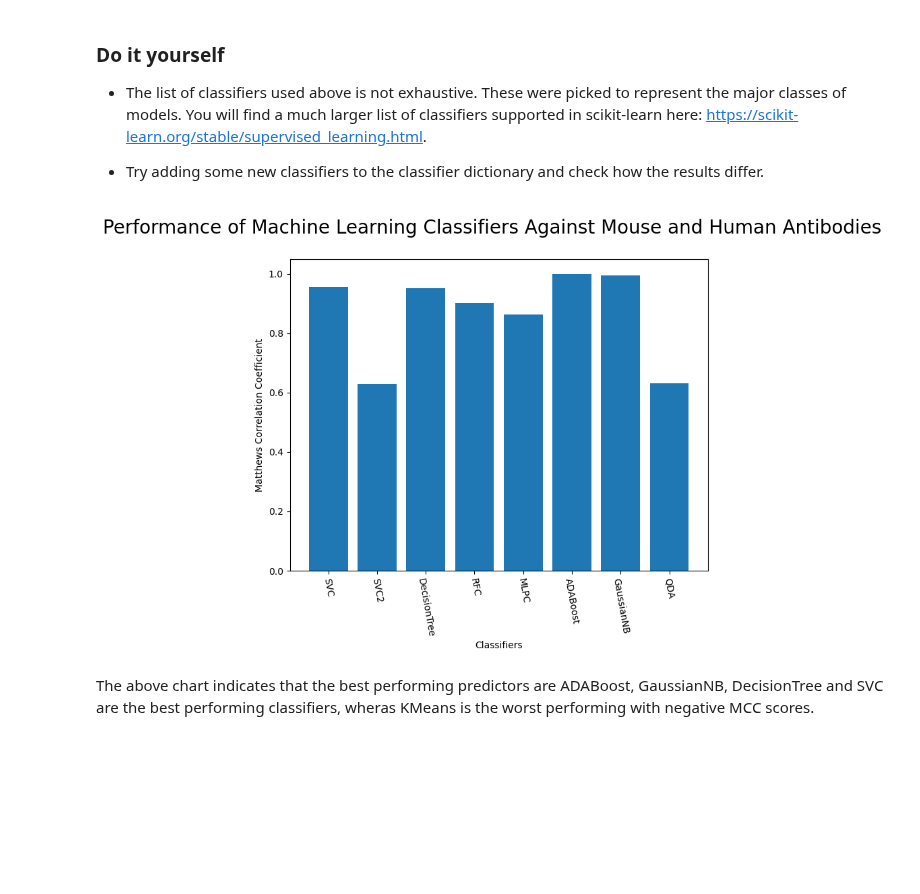
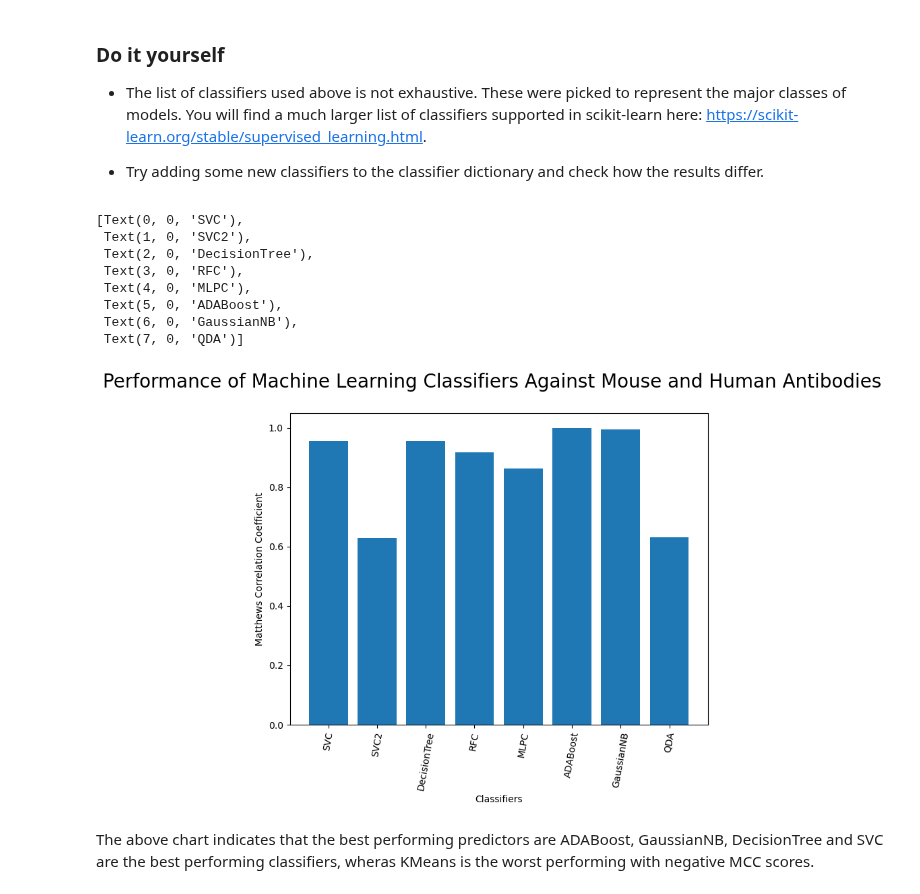
Before and after one commit to AdamTest24/Antibody_Materials, a Jupyter notebook: GB_AL_Comments/Machine_Learning_Part1_GB.ipynb, the cells around one changed output. Cells and saved outputs as stored; diff of their text form; code cells hidden in the pictures; blank space fills up the shorter version.

```diff
--- a/GB_AL_Comments/Machine_Learning_Part1_GB.ipynb
+++ b/GB_AL_Comments/Machine_Learning_Part1_GB.ipynb
@@ -532,6 +450,9 @@ So from this experiment, we can conclude that there are many similarities betwee
 Here we input our fasta sequences and split the entries into VH and VL sequences. We will then run each set of sequences into the One Hot Encoding. The Encodings for each kind of residue has been saved in the OneHotEncoding dictionary. There are 4000 records in the fasta file representing 2000 paired antibodies. 1000 of these are human and 1000 are mouse.
 # %%
 def Get_OHE_Encoded_Sequences(fasta):
+    ##Read all VH and VL sequences in the input FASTA file and encode them using One Hot Encoding##
+
+    #Read sequences from FASTA file and save them as lists of VH and VL sequences##
     VH_sequences = []
     VL_sequences = []
     OneHotEncoding = {"A": [1, 0, 0, 0, 0, 0, 0, 0, 0, 0, 0, 0, 0, 0, 0, 0, 0, 0, 0, 0, 0], "C": [0, 1, 0, 0, 0, 0, 0, 0, 0, 0, 0, 0, 0, 0, 0, 0, 0, 0, 0, 0, 0], "D": [0, 0, 1, 0, 0, 0, 0, 0, 0, 0, 0, 0, 0, 0, 0, 0, 0, 0, 0, 0, 0], "E": [0, 0, 0, 1, 0, 0, 0, 0, 0, 0, 0, 0, 0, 0, 0, 0, 0, 0, 0, 0, 0], "F": [0, 0, 0, 0, 1, 0, 0, 0, 0, 0, 0, 0, 0, 0, 0, 0, 0, 0, 0, 0, 0], "G": [0, 0, 0, 0, 0, 1, 0, 0, 0, 0, 0, 0, 0, 0, 0, 0, 0, 0, 0, 0, 0], "H": [0, 0, 0, 0, 0, 0, 1, 0, 0, 0, 0, 0, 0, 0, 0, 0, 0, 0, 0, 0, 0], "I": [0, 0, 0, 0, 0, 0, 0, 1, 0, 0, 0, 0, 0, 0, 0, 0, 0, 0, 0, 0, 0], "K": [0, 0, 0, 0, 0, 0, 0, 0, 1, 0, 0, 0, 0, 0, 0, 0, 0, 0, 0, 0, 0], "L": [0, 0, 0, 0, 0, 0, 0, 0, 0, 1, 0, 0, 0, 0, 0, 0, 0, 0, 0, 0, 0], "M": [0, 0, 0, 0, 0, 0, 0, 0, 0, 0, 1, 0, 0, 0, 0, 0, 0, 0, 0, 0, 0], "N": [0, 0, 0, 0, 0, 0, 0, 0, 0, 0, 0, 1, 0, 0, 0, 0, 0, 0, 0, 0, 0], "P": [0, 0, 0, 0, 0, 0, 0, 0, 0, 0, 0, 0, 1, 0, 0, 0, 0, 0, 0, 0, 0], "Q": [0, 0, 0, 0, 0, 0, 0, 0, 0, 0, 0, 0, 0, 1, 0, 0, 0, 0, 0, 0, 0], "R": [0, 0, 0, 0, 0, 0, 0, 0, 0, 0, 0, 0, 0, 0, 1, 0, 0, 0, 0, 0, 0], "S": [0, 0, 0, 0, 0, 0, 0, 0, 0, 0, 0, 0, 0, 0, 0, 1, 0, 0, 0, 0, 0], "T": [0, 0, 0, 0, 0, 0, 0, 0, 0, 0, 0, 0, 0, 0, 0, 0, 1, 0, 0, 0, 0], "V": [0, 0, 0, 0, 0, 0, 0, 0, 0, 0, 0, 0, 0, 0, 0, 0, 0, 1, 0, 0, 0], "W": [0, 0, 0, 0, 0, 0, 0, 0, 0, 0, 0, 0, 0, 0, 0, 0, 0, 0, 1, 0, 0], "Y": [0, 0, 0, 0, 0, 0, 0, 0, 0, 0, 0, 0, 0, 0, 0, 0, 0, 0, 0, 1, 0], "X": [0, 0, 0, 0, 0, 0, 0, 0, 0, 0, 0, 0, 0, 0, 0, 0, 0, 0, 0, 0, 1]}
@@ -542,7 +463,7 @@ def Get_OHE_Encoded_Sequences(fasta):
         elif re.search("_VL",str(i.id)):
             VL_sequences.append(i.seq)
 
-
+   #Encode sequences using One Hot Encoding##
     if len(VH_sequences) == len(VL_sequences):
         VH_encodings = []
         VL_encodings = []
@@ -556,21 +477,23 @@ def Get_OHE_Encoded_Sequences(fasta):
             for res in VL_sequences[i]:
                 VL_OHE = VL_OHE + OneHotEncoding[res]
             VL_encodings.append(VL_OHE)
+
+    #Pad sequences to the length of the longest sequence##
     VH_dataframe = pd.DataFrame(VH_encodings)
     VL_dataframe = pd.DataFrame(VL_encodings)
     VH_labels = []
-    VH_labels_list = repeat_list_to_length(list(OneHotEncoding.keys()),VH_dataframe.shape[1])
+    VH_labels_list = repeat_sequence_to_length(list(OneHotEncoding.keys()),VH_dataframe.shape[1])
     for i in range(len(VH_labels_list)):
         position = round((i+1)/21)
-        VH_labels.append("VH_position_"+str(position)+"_residue"+str(VH_labels_list[i]))
+        VH_labels.append("VH_position_"+str(position)+"_residue_"+str(VH_labels_list[i]))
     VL_labels = []
-    VL_labels_list = repeat_list_to_length(list(OneHotEncoding.keys()),VL_dataframe.shape[1])
+    VL_labels_list = repeat_sequence_to_length(list(OneHotEncoding.keys()),VL_dataframe.shape[1])
     for i in range(len(VL_labels_list)):
         position = round((i+1)/21)
-        VL_labels.append("VL_position_"+str(position)+"_residue"+str(VL_labels_list[i]))
+        VL_labels.append("VL_position_"+str(position)+"_residue_"+str(VL_labels_list[i]))
 
 
-    # Now we join these two dataframes together so that each sample now has information about its VH and VL sequence.
+    #Join VH and VL dataframes together so that each sample now has information about its VH and VL sequence#
     VH_dataframe.columns = VH_labels
     VL_dataframe.columns = VL_labels
     joined_dataframe_VH_VL =  VH_dataframe.join(VL_dataframe)
@@ -644,29 +584,28 @@ To evaluate the performance of classifiers, we will use the raw accuracy of the
 
 $MCC = \frac{(TP * TN - FP * FN)}{ \sqrt{(TP + FP) * (TP + FN) * (TN + FP) * (TN + FN)}}$
 # %%
-##Loop through each classifier, fit training data and evaluate model. Plot results as confusion matrix##
+##Loop through each classifier, fit training data and evaluate model. Plot results as a set of confusion matrix##
 class_labels = ["0","1"]
 no_classifiers = len(classifiers)
-
 OHE_scores = []
-
 confusion_matrices = []
 
 
 import seaborn as sns
+#Fit models against training data and evaluate against test data#
 for i in range(len(list(classifiers.keys()))):
     clf        = classifiers.get(list(classifiers.keys())[i])
     clf.fit(X_train,y_train)
     y_predict = clf.predict(X_test)
     scoring_acc = accuracy_score(y_test, y_predict)
     scoring    = matthews_corrcoef(y_test, y_predict)
-    scores.append(scoring)
+    OHE_scores.append(scoring)
     cf_matrix = metrics.confusion_matrix(y_test, y_predict)
     confusion_matrices.append(cf_matrix)
 
 fig, axes = plt.subplots(2, 4, figsize=(16, 8))
 
-# Plot confusion matrices
+# Plot confusion matrices as 2 x 4 grid of figures
 for i, ax in enumerate(axes.flat):
     ax.imshow(confusion_matrices[i], cmap='summer')
     ax.set_title(list(classifiers.keys())[i])
@@ -678,9 +617,8 @@ for i, ax in enumerate(axes.flat):
     ax.set_xticklabels(class_labels)
     ax.set_yticklabels(class_labels)
 
-    # Rotate x-axis labels for better readability
 
-        # Annotate numerical values
+    # Annotate numerical values
     for j in range(confusion_matrices[i].shape[0]):
         for k in range(confusion_matrices[i].shape[1]):
             ax.text(k, j, f'{confusion_matrices[i][j, k]:.2f}', ha='center', va='center', color='black')
@@ -691,5 +629,4 @@ plt.tight_layout()
 
 # Show the plot
 plt.show()
-print('Complete')
 # %% [output]
@@ -816,27 +748,36 @@ classifiers = {
     'QDA':QuadraticDiscriminantAnalysis(),
 }
 # %%
-AAC_scores = []
+##Loop through classifiers and fit training data, then evaluate against test data##
+##This is the same as above, but with a different encoding method##
+PC_scores = []
 for i in range(len(list(classifiers.keys()))):
     clf        = classifiers.get(list(classifiers.keys())[i])
     clf.fit(X_train,y_train)
     y_predict = clf.predict(X_test)
     scoring_acc = accuracy_score(y_test, y_predict)
     scoring    = matthews_corrcoef(y_test, y_predict)
-    AAC_scores.append(scoring)
+    PC_scores.append(scoring)
 # %%
-##Plot Performance of all Models##
+##Plot Performance of all Models as bar chart##
 fig, ax = plt.subplots(figsize=(8,6))
 plt.suptitle('Performance of Machine Learning Classifiers Against Mouse and Human Antibodies', fontsize=20)
-
 bins = arange(len(classifiers))
-ax.bar(arange(len(AAC_scores)), AAC_scores)
+ax.bar(arange(len(PC_scores)), PC_scores)
 ax.set_ylabel('Matthews Correlation Coefficient')
 ax.set_xlabel('Classifiers')
 ax.set_xticks(bins)
-ax.set_xticklabels(classifiers, rotation=-80);
+ax.set_xticklabels(classifiers, rotation=80)
 # %% [output]
+[Text(0, 0, 'SVC'),
+ Text(1, 0, 'SVC2'),
+ Text(2, 0, 'DecisionTree'),
+ Text(3, 0, 'RFC'),
+ Text(4, 0, 'MLPC'),
+ Text(5, 0, 'ADABoost'),
+ Text(6, 0, 'GaussianNB'),
+ Text(7, 0, 'QDA')]
-[figure, old version]
+[figure, new version]
 # %% [markdown]
 The above chart indicates that the best performing predictors are ADABoost, GaussianNB, DecisionTree and SVC are the best performing classifiers, wheras KMeans is the worst performing with negative MCC scores.
 # %%
```
Also changed, not shown: parts of 43 cells of this notebook, 2 other files.
